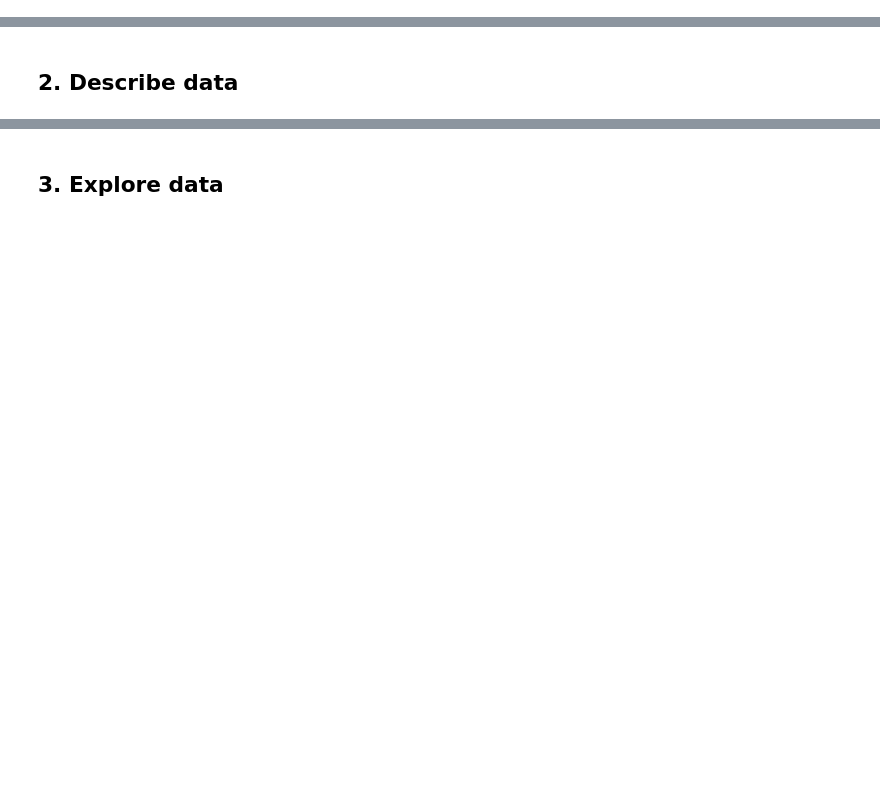
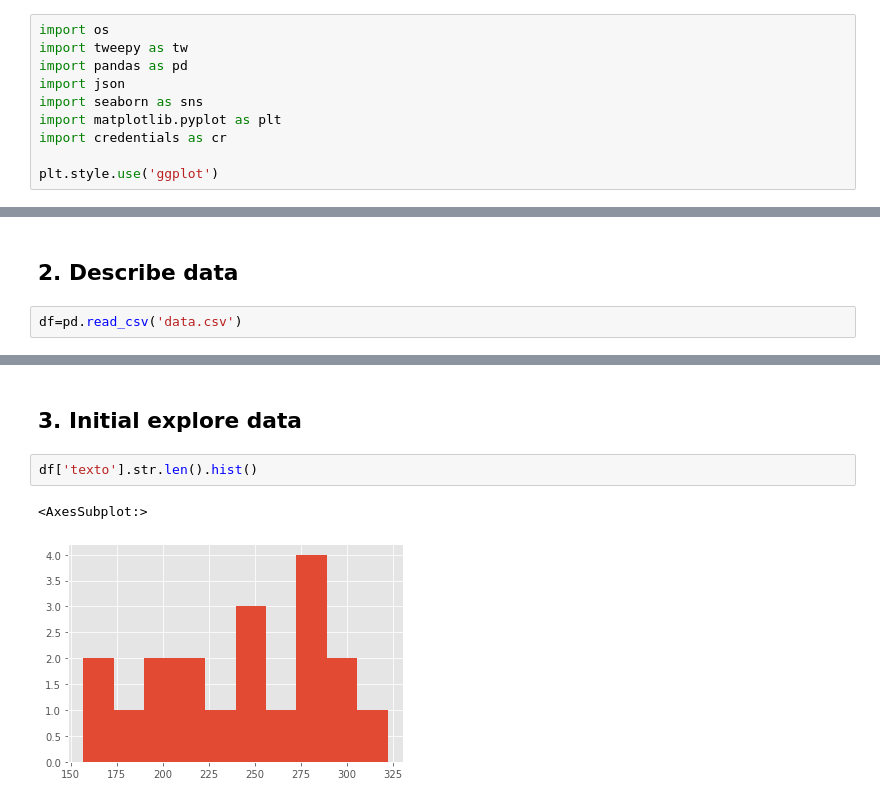
Before and after one commit to GDLPLearning/Sentiment-Analysis-for-the-MDP, a Jupyter notebook: notebooks/Exploratory/2-data-understanding.ipynb, the cells around one changed output, grey strips where cells are left out. Saved outputs shown, nothing was run; the diff lists cells and outputs as text; blank space fills up the shorter version.

```diff
--- a/notebooks/Exploratory/2-data-understanding.ipynb
+++ b/notebooks/Exploratory/2-data-understanding.ipynb
@@ -8,2 +10,12 @@ We will structure this section as follows:
+# %%
+import os
+import tweepy as tw
+import pandas as pd
+import json
+import seaborn as sns
+import matplotlib.pyplot as plt
+import credentials as cr
+
+plt.style.use('ggplot')
 # %% [markdown]
 ## 1. Collect data
@@ -118,2 +132,4 @@ df_final
 # %% [markdown]
 ## 2. Describe data
+# %%
+df=pd.read_csv('data.csv')
@@ -120,2 +193,7 @@ df_final
 # %% [markdown]
-## 3. Explore data
+## 3. Initial explore data
+# %%
+df['texto'].str.len().hist()
+# %% [output]
+<AxesSubplot:>
+[figure, added]
```
Also changed, not shown: parts of 18 cells of this notebook, 1 other file.
